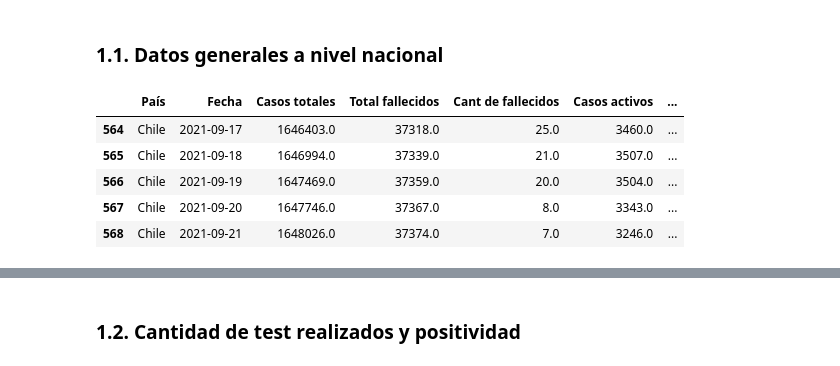
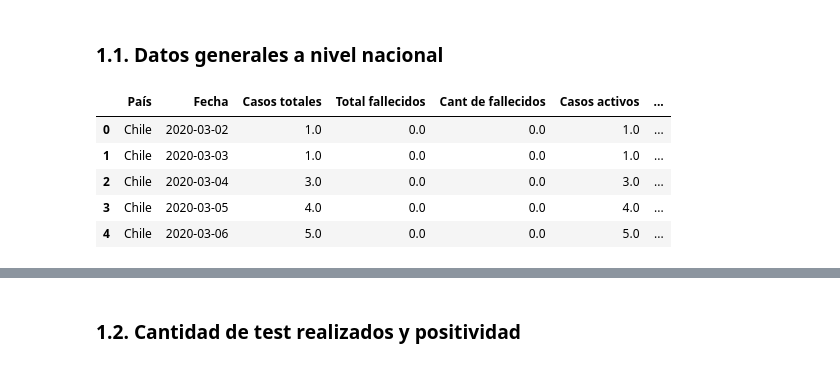
Before and after one commit to carovejar/Analisis-del-COVID-19-en-Chile-y-Uruguay, a Jupyter notebook: Análisis del coronavirus en Chile y Uruguay.ipynb, the cells around one changed output, grey strips where cells are left out. Saved outputs shown, nothing was run; the diff lists cells and outputs as text; code cells hidden in the pictures.

```diff
--- a/Análisis del coronavirus en Chile y Uruguay.ipynb
+++ b/Análisis del coronavirus en Chile y Uruguay.ipynb
@@ -82,14 +82,14 @@ global_data_CH ['Fecha'] = pd.to_datetime (global_data_CH ['Fecha'], errors = 'c
 # %%
 global_data_CH.fillna(0,inplace=True)
 # %%
-global_data_CH.tail()
+global_data_CH.head()
 # %% [output]
 |  | País | Fecha | Casos totales | Total fallecidos | Cant de fallecidos | Casos activos | ... |
-| 564 | Chile | 2021-09-17 | 1646403.0 | 37318.0 | 25.0 | 3460.0 | ... |
-| 565 | Chile | 2021-09-18 | 1646994.0 | 37339.0 | 21.0 | 3507.0 | ... |
-| 566 | Chile | 2021-09-19 | 1647469.0 | 37359.0 | 20.0 | 3504.0 | ... |
-| 567 | Chile | 2021-09-20 | 1647746.0 | 37367.0 | 8.0 | 3343.0 | ... |
-| 568 | Chile | 2021-09-21 | 1648026.0 | 37374.0 | 7.0 | 3246.0 | ... |
+| 0 | Chile | 2020-03-02 | 1.0 | 0.0 | 0.0 | 1.0 | ... |
+| 1 | Chile | 2020-03-03 | 1.0 | 0.0 | 0.0 | 1.0 | ... |
+| 2 | Chile | 2020-03-04 | 3.0 | 0.0 | 0.0 | 3.0 | ... |
+| 3 | Chile | 2020-03-05 | 4.0 | 0.0 | 0.0 | 4.0 | ... |
+| 4 | Chile | 2020-03-06 | 5.0 | 0.0 | 0.0 | 5.0 | ... |
 # %% [markdown]
 <a id = 'Sección1.2'></a>
 # %% [markdown]
```
Also changed, not shown: parts of 76 cells of this notebook.
